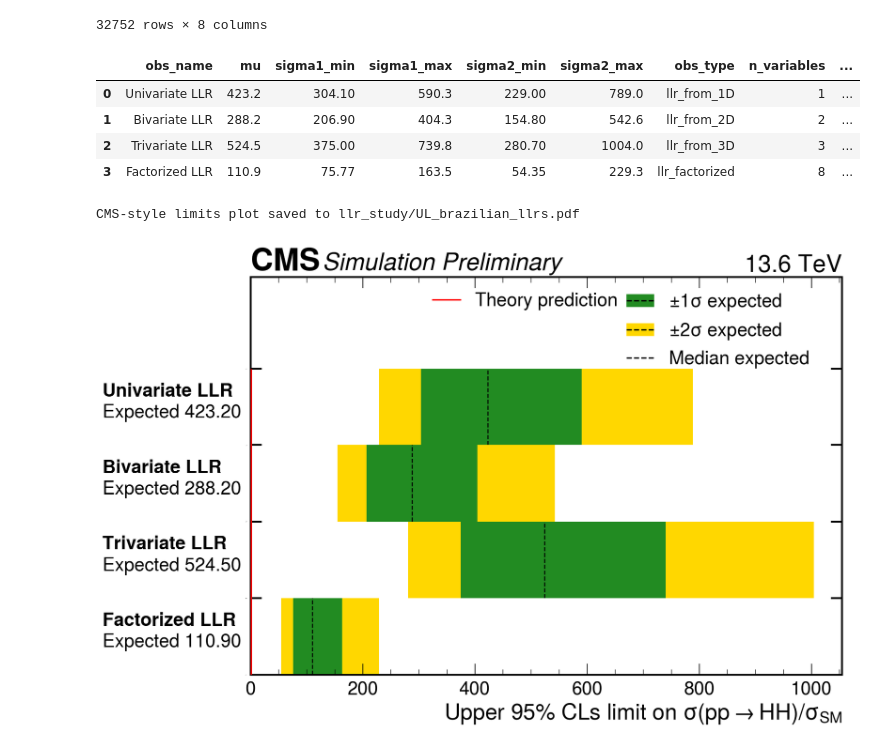
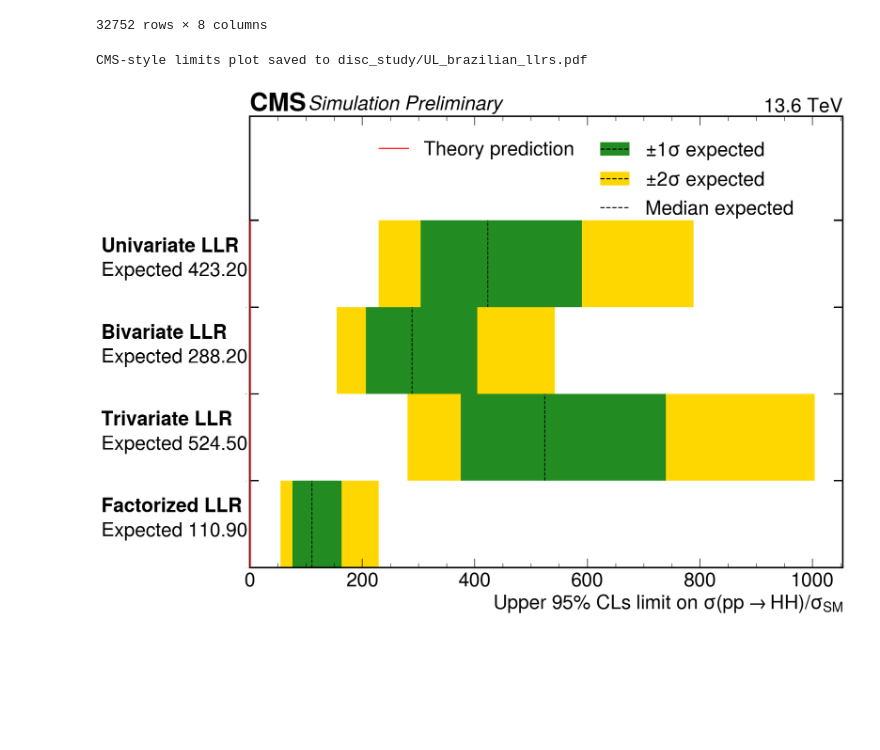
Before and after one commit to antonettprado/hh, a Jupyter notebook: disc_study/plots_brazilian.ipynb, the cells around one changed output. Saved outputs shown, nothing was run; the diff lists cells and outputs as text; code cells hidden in the pictures; blank space fills up the shorter version.

```diff
--- a/disc_study/plots_brazilian.ipynb
+++ b/disc_study/plots_brazilian.ipynb
@@ -1,8 +1,16 @@
 # %%
-from core import AnalysisConfig, Reference, ObsType
-from utils import Analyzer, ResultsManager
+from core.analysis_config import AnalysisConfig
+from core.reference import Reference
+from core.observable import ObsType
+from utils.analyzer import Analyzer
+from utils.results_manager import ResultsManager
 from utils.workdirectory import WorkDirectory
+from utils.plot_config import PlotLimits, CMSPlotStyle
+import matplotlib.pyplot as plt
 from pathlib import Path
+import pandas as pd
+import mplhep
+plt.style.use(mplhep.style.CMS)
 PROJECTDIR = Path('/eos/user/a/anunezde/Z_OUTPUT_eos/Disc_Study_New/')
 # %% [output]
 Welcome to JupyROOT 6.30/02
@@ -165,8 +128,8 @@ def plot_brazilian(df: pd.DataFrame, outfile, plot_style=None, label_column='lab
 
     # Create legends with consistent font size from style class
     legend_fontsize = plot_style.tick_fs  # Use tick font size for legends
-    leg_y_pos = 0.90
-    fig.legend(handles=theory_legend, loc="upper right", bbox_to_anchor=(0.71, leg_y_pos),
+    leg_y_pos = 0.95
+    fig.legend(handles=theory_legend, loc="upper right", bbox_to_anchor=(0.66, leg_y_pos),
                fontsize=legend_fontsize, frameon=False)
     fig.legend(handles=other_legend, labels=[r"$\pm 1\sigma$ expected", r"$\pm 2\sigma$ expected", "Median expected"],
                loc="upper right", bbox_to_anchor=(0.95, leg_y_pos), fontsize=legend_fontsize, frameon=False,
@@ -238,24 +203,18 @@ best_llrs.loc[0, 'obs_name'] = 'Univariate LLR'
 best_llrs.loc[1, 'obs_name'] = 'Bivariate LLR'
 best_llrs.loc[2, 'obs_name'] = 'Trivariate LLR'
 best_llrs.loc[3, 'obs_name'] = 'Factorized LLR'
-best_llrs
+best_llrs = best_llrs.iloc[::-1]
-# %% [output]
-|  | obs_name | mu | sigma1_min | sigma1_max | sigma2_min | sigma2_max | obs_type | n_variables | ... |
-| 0 | Univariate LLR | 423.2 | 304.10 | 590.3 | 229.00 | 789.0 | llr_from_1D | 1 | ... |
-| 1 | Bivariate LLR | 288.2 | 206.90 | 404.3 | 154.80 | 542.6 | llr_from_2D | 2 | ... |
-| 2 | Trivariate LLR | 524.5 | 375.00 | 739.8 | 280.70 | 1004.0 | llr_from_3D | 3 | ... |
-| 3 | Factorized LLR | 110.9 | 75.77 | 163.5 | 54.35 | 229.3 | llr_factorized | 8 | ... |
 # %%
 plot_style = CMSPlotStyle(
-    figsize=(12,8),
-    label_fs=24,
-    tick_fs=20
+    figsize=(14,10),
+    label_fs=26,
+    tick_fs=26,
+    cms_fs=26
 )
-best_llrs = best_llrs.iloc[::-1]
 plot_brazilian(best_llrs,
-                outfile=Path('llr_study') / 'UL_brazilian_llrs.pdf',
+                outfile=Path('disc_study') / 'UL_brazilian_llrs.pdf',
                 plot_style = plot_style,
                 label_column='obs_name')
 # %% [output]
-CMS-style limits plot saved to llr_study/UL_brazilian_llrs.pdf
+CMS-style limits plot saved to disc_study/UL_brazilian_llrs.pdf
-[figure, old version]
+[figure, new version]
```
Also changed, not shown: parts of 9 cells of this notebook, 46 other files.
